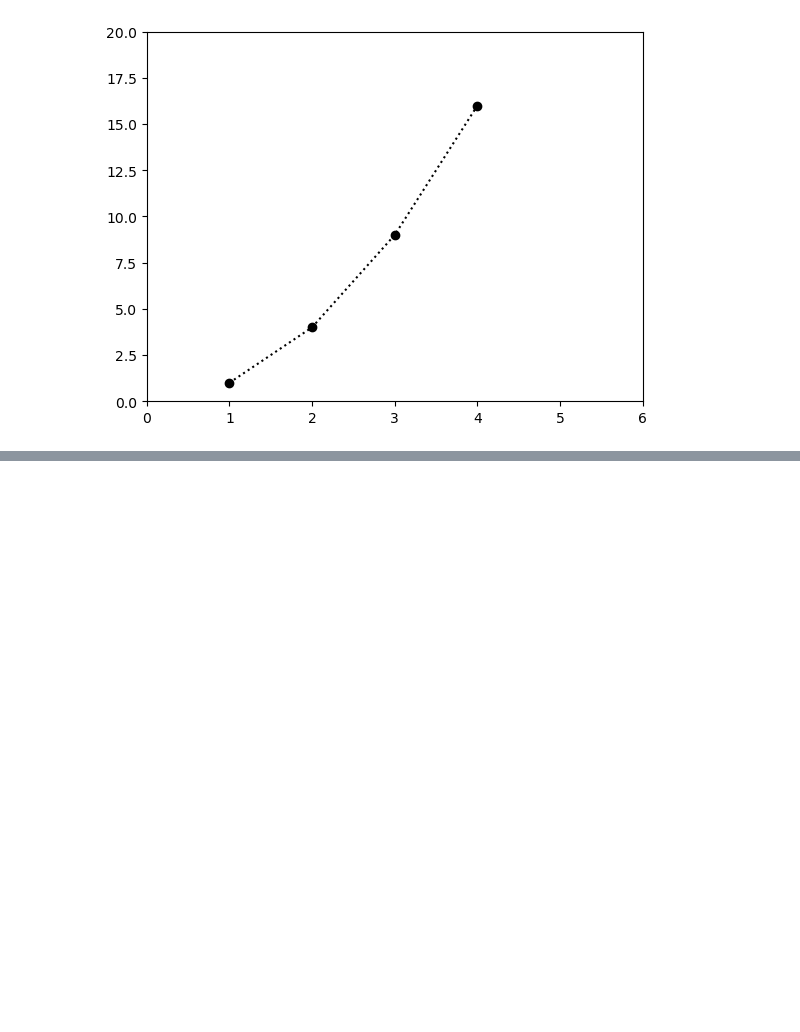
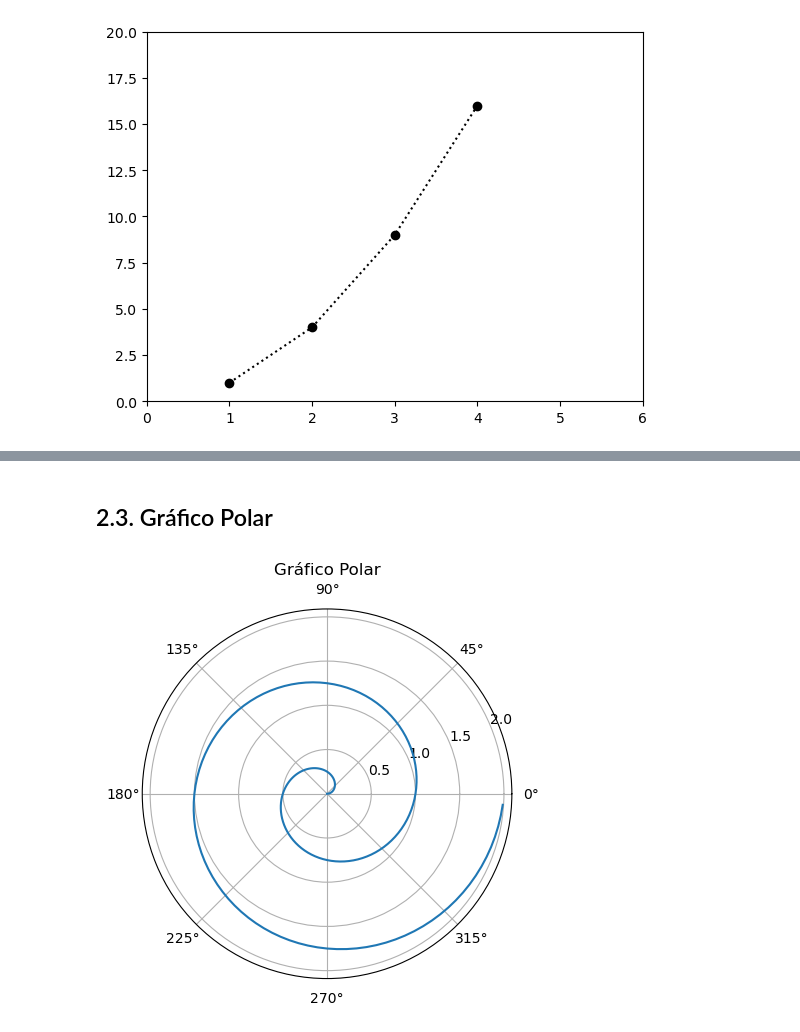
Before and after one commit to andradediegoit/Python2, a Jupyter notebook: Ficheiro Python - Numpy e Matplotlib.ipynb, the cells around one changed output, grey strips where cells are left out. Drawn from its saved outputs; the diff is of its cells as text; code cells hidden in the pictures; blank space fills up the shorter version.

```diff
--- a/Ficheiro Python - Numpy e Matplotlib.ipynb
+++ b/Ficheiro Python - Numpy e Matplotlib.ipynb
@@ -227,0 +251,18 @@ plt.show()
+# %% [markdown]
+## 2.3. Gráfico Polar
+# %%
+import numpy as np
+from matplotlib import pyplot as plt # Importar o módulo especifico pyplot do matplotlib
+
+raio = np.arange(0,2,0.01)
+
+perimetro = 2 * np.pi * raio
+
+polar_plt = plt.subplot(111, projection = 'polar') #111: 1ª Linha, 1ª Coluna, 1ª Posição
+polar_plt.plot(perimetro, raio)
+polar_plt.set_rticks([0.5,1,1.5,2]) # Especificar o numero de eixos dentro do gáfico polar
+polar_plt.set_title('Gráfico Polar')
+polar_plt.grid(True)
+plt.show()
+# %% [output]
+[figure, added]
```
Also changed, not shown: parts of 5 cells of this notebook, 9 other files.
